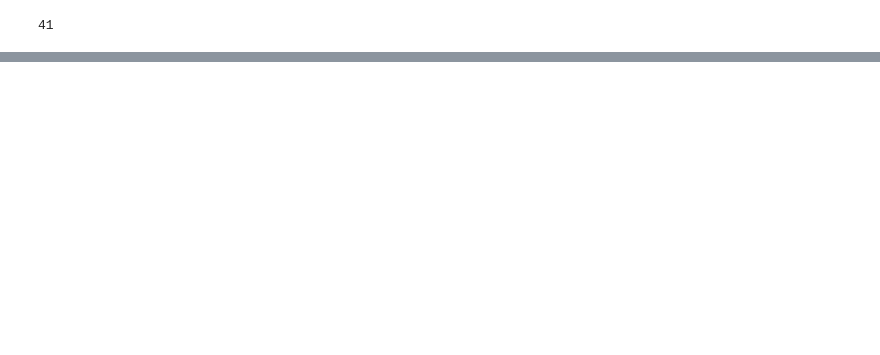
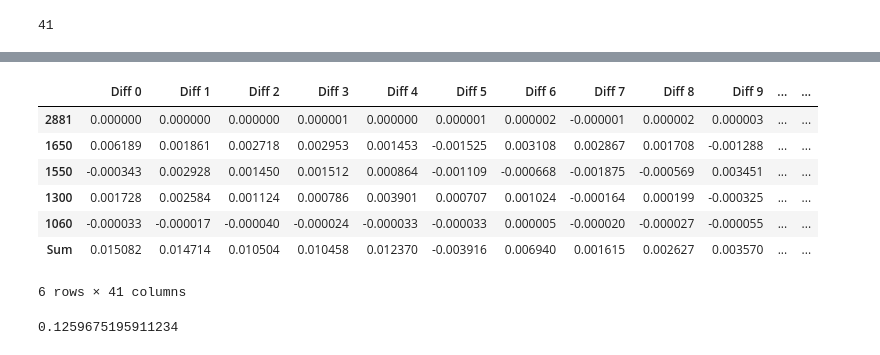
Before and after one commit to Kovaleski-Research-Lab/Surrogate_Model, a Jupyter notebook: src/thermo_problem/tables_boxplots.ipynb, the cells around one changed output, grey strips where cells are left out. Saved outputs shown, nothing was run; the diff lists cells and outputs as text; code cells hidden in the pictures; blank space fills up the shorter version.

```diff
--- a/src/thermo_problem/tables_boxplots.ipynb
+++ b/src/thermo_problem/tables_boxplots.ipynb
@@ -282,0 +314,6 @@ len(samples)
+# %%
+exclude = [i for i in range(len(samples))]
+df_ = df.drop(columns=exclude)
+df_ = df_.drop(columns='I_0')
+
+df_['Diff 0']
@@ -282,0 +327,3 @@ len(samples)
+# %%
+column_sums = df_.sum(numeric_only=True)
+df_.loc['Sum'] = column_sums
@@ -282,0 +347,11 @@ len(samples)
+# %%
+display(df_)
+# %% [output]
+|  | Diff 0 | Diff 1 | Diff 2 | Diff 3 | Diff 4 | Diff 5 | Diff 6 | Diff 7 | Diff 8 | Diff 9 | ... | ... |
+| 2881 | 0.000000 | 0.000000 | 0.000000 | 0.000001 | 0.000000 | 0.000001 | 0.000002 | -0.000001 | 0.000002 | 0.000003 | ... | ... |
+| 1650 | 0.006189 | 0.001861 | 0.002718 | 0.002953 | 0.001453 | -0.001525 | 0.003108 | 0.002867 | 0.001708 | -0.001288 | ... | ... |
+| 1550 | -0.000343 | 0.002928 | 0.001450 | 0.001512 | 0.000864 | -0.001109 | -0.000668 | -0.001875 | -0.000569 | 0.003451 | ... | ... |
+| 1300 | 0.001728 | 0.002584 | 0.001124 | 0.000786 | 0.003901 | 0.000707 | 0.001024 | -0.000164 | 0.000199 | -0.000325 | ... | ... |
+| 1060 | -0.000033 | -0.000017 | -0.000040 | -0.000024 | -0.000033 | -0.000033 | 0.000005 | -0.000020 | -0.000027 | -0.000055 | ... | ... |
+| Sum | 0.015082 | 0.014714 | 0.010504 | 0.010458 | 0.012370 | -0.003916 | 0.006940 | 0.001615 | 0.002627 | 0.003570 | ... | ... |
+6 rows × 41 columns
@@ -282,0 +362,4 @@ len(samples)
+# %%
+sum_finals_0 / sum_initials
+# %% [output]
+0.1259675195911234
```
Also changed, not shown: parts of 10 cells of this notebook, 10 other files.
